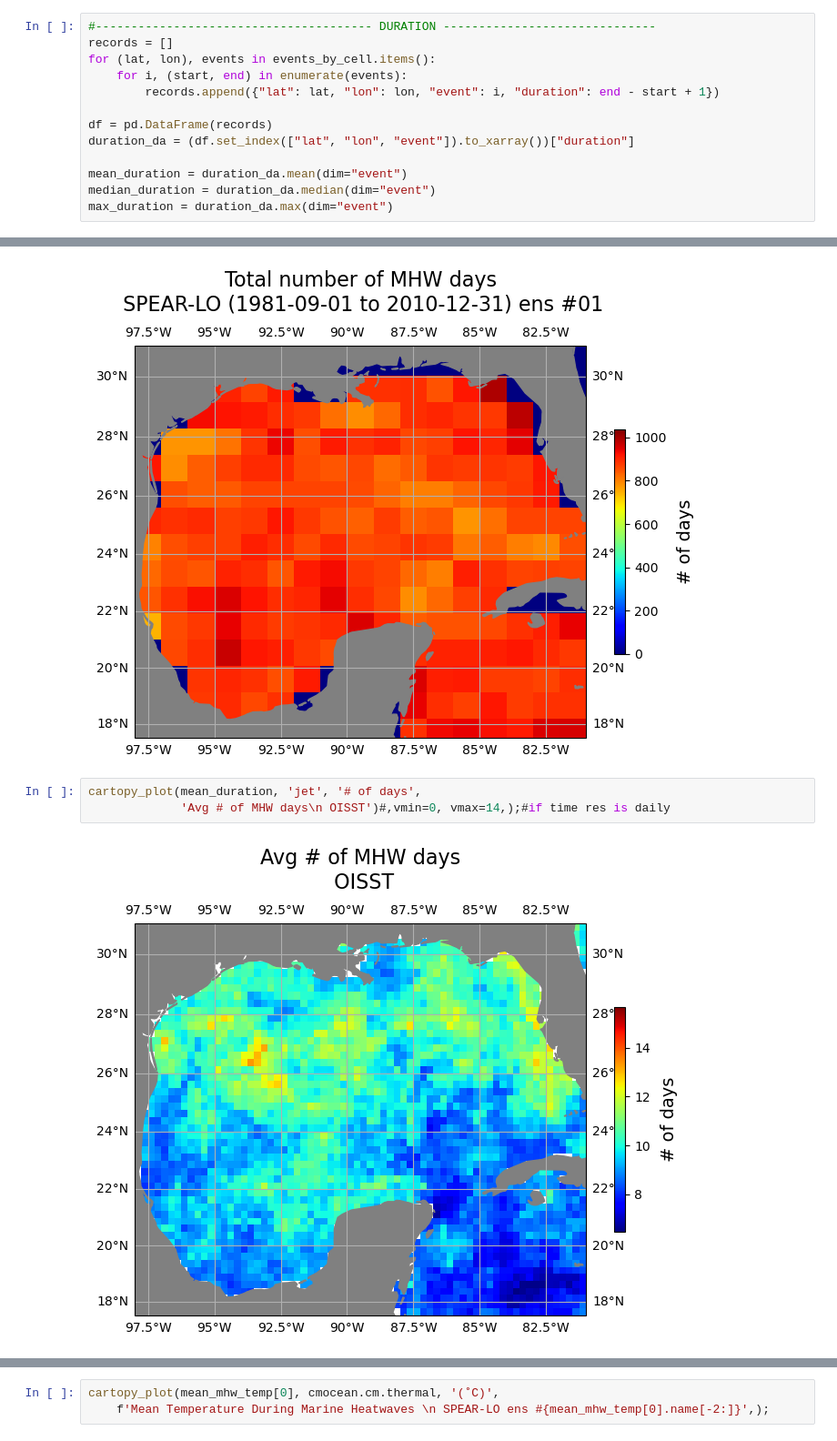
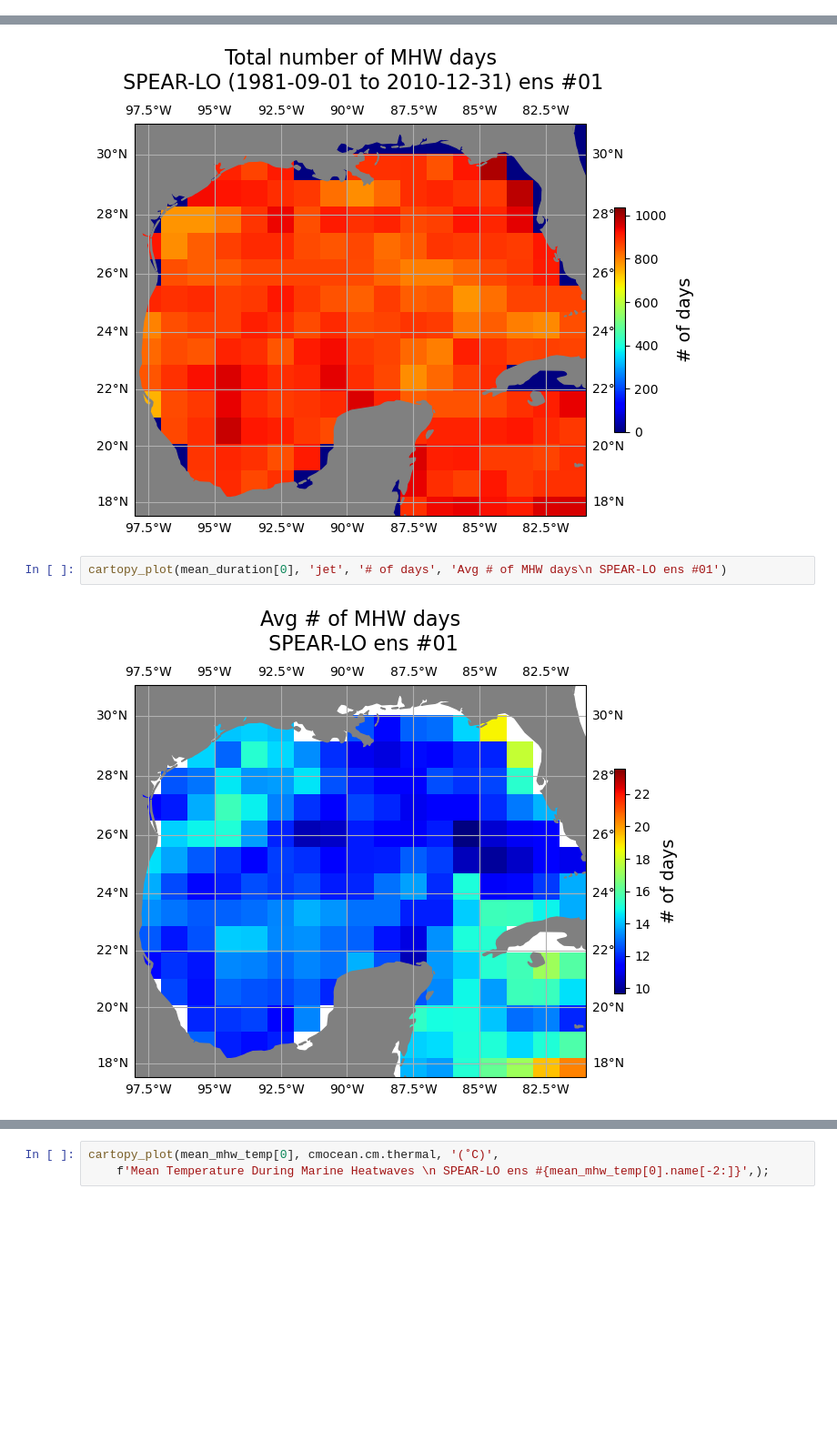
Before and after one commit to shanicetbailey/MHW-gfdl, a Jupyter notebook: define-MHW-SPEAR-lo.ipynb, the cells around one changed output, grey strips where cells are left out. Shown at 91% size. Saved outputs shown, nothing was run; the diff lists cells and outputs as text; blank space fills up the shorter version.

Commit message:
calculated duration and dur stats across all ens members, need to plot all ens members next and then move on to bias maps

```diff
--- a/define-MHW-SPEAR-lo.ipynb
+++ b/define-MHW-SPEAR-lo.ipynb
@@ -340,16 +325,3 @@ total_mhw_days
    * xT        (xT) float64 664B -98.5 -97.5 -96.5 -95.5 ... -18.5 -17.5 -16.5
    * yT        (yT) float64 208B 10.2 10.67 11.22 11.85 ... 29.59 30.46 31.31
      quantile  float64 8B ...]
-# %%
-#--------------------------------------- DURATION ------------------------------
-records = []
-for (lat, lon), events in events_by_cell.items():
-    for i, (start, end) in enumerate(events):
-        records.append({"lat": lat, "lon": lon, "event": i, "duration": end - start + 1})
-
-df = pd.DataFrame(records)
-duration_da = (df.set_index(["lat", "lon", "event"]).to_xarray())["duration"]
-
-mean_duration = duration_da.mean(dim="event")
-median_duration = duration_da.median(dim="event")
-max_duration = duration_da.max(dim="event")
@@ -397,8 +479,7 @@ cartopy_plot(total_mhw_days[0], 'jet', '# of days',
 # %% [output]
 [figure]
 # %%
-cartopy_plot(mean_duration, 'jet', '# of days',
-             'Avg # of MHW days\n OISST')#,vmin=0, vmax=14,);#if time res is daily
+cartopy_plot(mean_duration[0], 'jet', '# of days', 'Avg # of MHW days\n SPEAR-LO ens #01')
 # %% [output]
-[figure, old version]
+[figure, new version]
 # %%
```
Also changed, not shown: parts of 14 cells of this notebook.
